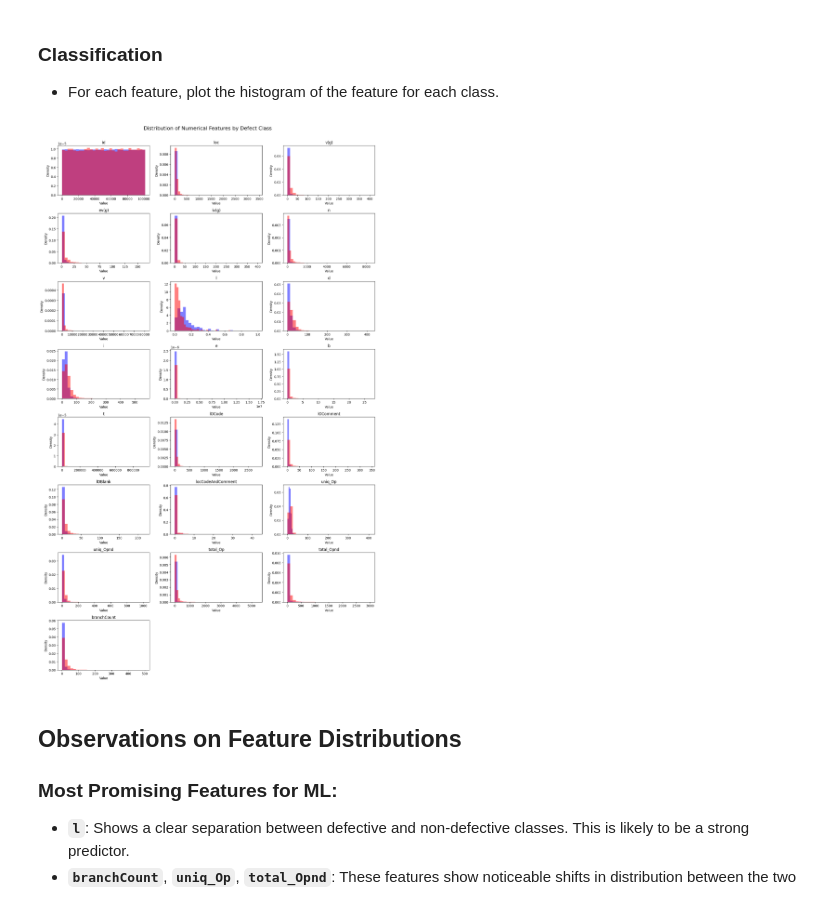
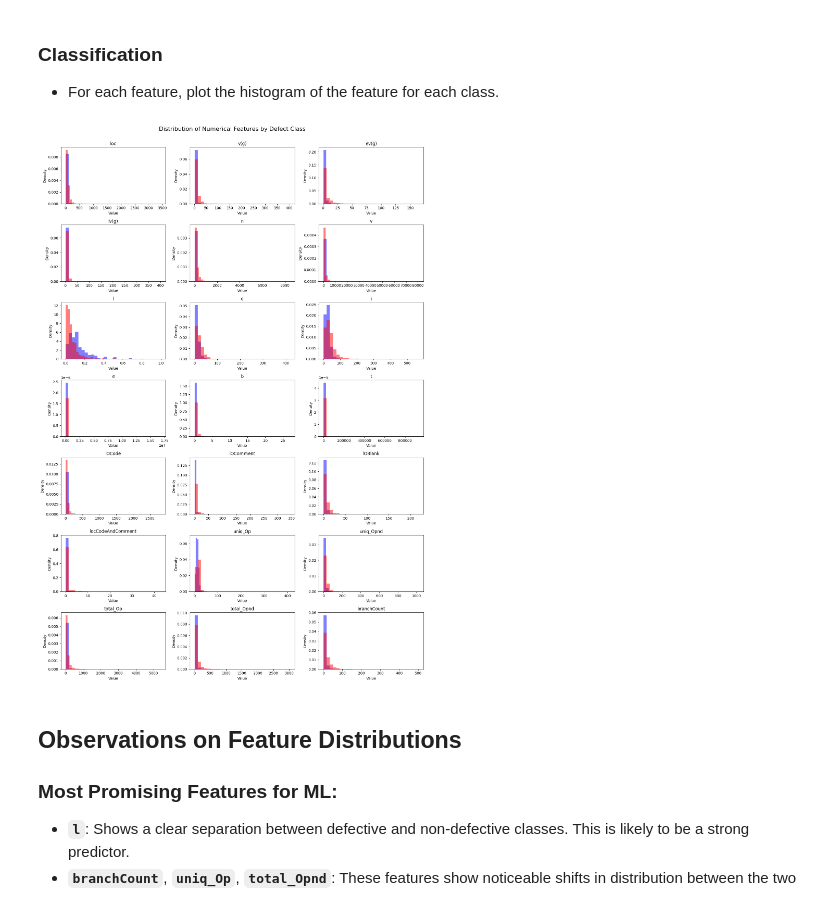
Before and after one commit to nataliep3/flower_vision_DATA4380_np, a Jupyter notebook: Kaggle Tabular Data.ipynb, the cells around one changed output. Cells and saved outputs as stored; diff of their text form; code cells hidden in the pictures.

```diff
--- a/Kaggle Tabular Data.ipynb
+++ b/Kaggle Tabular Data.ipynb
@@ -198,35 +198,35 @@ Target variable range: (np.False_, np.True_)
 # %%
 import matplotlib.pyplot as plt
 import math
 
 # Get numerical features only (excluding target)
-numerical_features = train_df.select_dtypes(include=['int64', 'float64', 'bool']).drop(columns=['defects']).columns
+numerical_features = train_df.select_dtypes(include=['int64', 'float64', 'bool']).drop(columns=['defects','id']).columns
 
 # Grid config
 n_cols = 3
 n_rows = math.ceil(len(numerical_features) / n_cols)
 
 # Plot setup
 plt.figure(figsize=(n_cols * 5, n_rows * 3))
 
 for idx, feature in enumerate(numerical_features, 1):
     plt.subplot(n_rows, n_cols, idx)
      # Plot histogram for non-defective class (defects = 0)
     plt.hist(train_df[train_df['defects'] == 0][feature], bins=30, alpha=0.5, label='No Defect', color='blue', density=True)
 
     # Plot histogram for defective class (defects = 1)
     plt.hist(train_df[train_df['defects'] == 1][feature], bins=30, alpha=0.5, label='Defect', color='red', density=True)
 
     # Add title and labels
     plt.title(feature)
     plt.xlabel('Value')
     plt.ylabel("Density")
     plt.tight_layout()
 
 plt.suptitle("Distribution of Numerical Features by Defect Class", fontsize=16, y=1.02)
 plt.show()
 # %% [output]
-[figure, old version]
+[figure, new version]
 # %% [markdown]
 ## Observations on Feature Distributions
 
```
